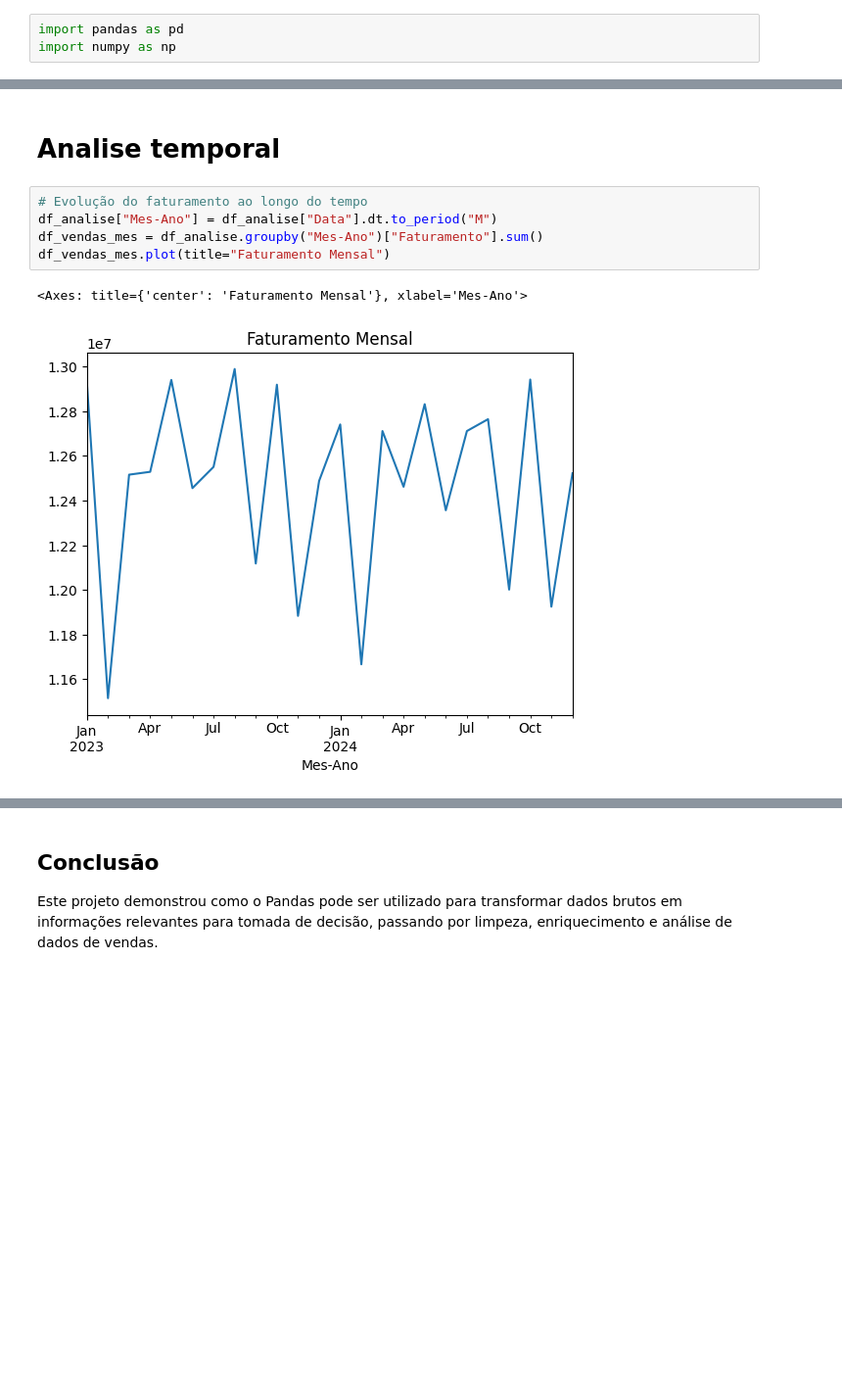
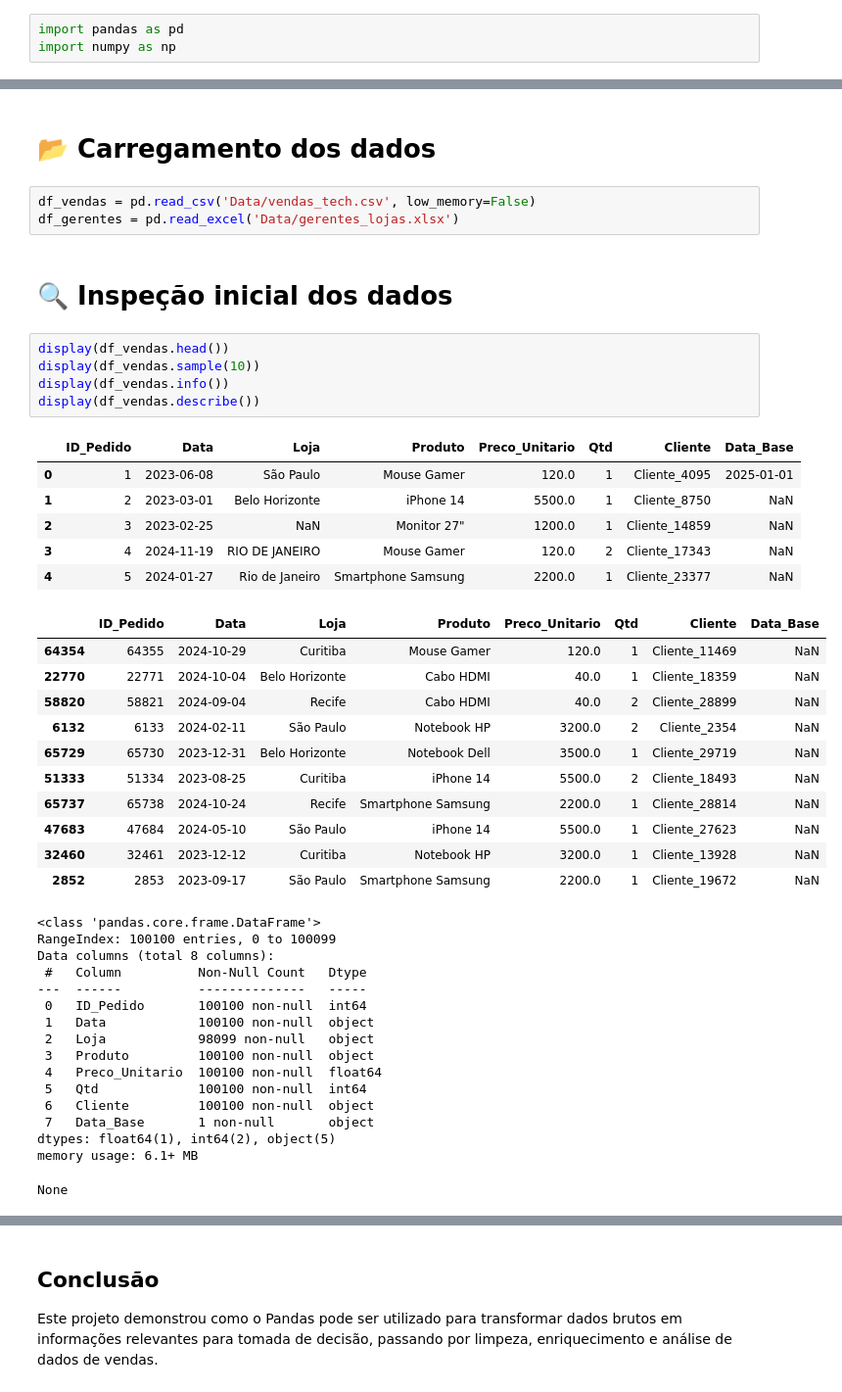
Before and after one commit to RaphaelAlcantara/Analise-pandas, a Jupyter notebook: main.ipynb, the cells around one changed output, grey strips where cells are left out. Shown at 98% size. Saved outputs shown, nothing was run; the diff lists cells and outputs as text; blank space fills up the shorter version.

```diff
--- a/main.ipynb
+++ b/main.ipynb
@@ -545,10 +20,46 @@ display(df_vendas_jan_23)
-# %% [markdown]
-# Analise temporal
-# %%
-# Evolução do faturamento ao longo do tempo
-df_analise["Mes-Ano"] = df_analise["Data"].dt.to_period("M")
-df_vendas_mes = df_analise.groupby("Mes-Ano")["Faturamento"].sum()
-df_vendas_mes.plot(title="Faturamento Mensal")
-# %% [output]
-<Axes: title={'center': 'Faturamento Mensal'}, xlabel='Mes-Ano'>
-[figure, removed]
+# %% [markdown]
+# 📂 Carregamento dos dados
+# %%
+df_vendas = pd.read_csv('Data/vendas_tech.csv', low_memory=False)
+df_gerentes = pd.read_excel('Data/gerentes_lojas.xlsx')
+# %% [markdown]
+# 🔍 Inspeção inicial dos dados
+# %%
+display(df_vendas.head())
+display(df_vendas.sample(10))
+display(df_vendas.info())
+display(df_vendas.describe())
+# %% [output]
+|  | ID_Pedido | Data | Loja | Produto | Preco_Unitario | Qtd | Cliente | Data_Base |
+| 0 | 1 | 2023-06-08 | São Paulo | Mouse Gamer | 120.0 | 1 | Cliente_4095 | 2025-01-01 |
+| 1 | 2 | 2023-03-01 | Belo Horizonte | iPhone 14 | 5500.0 | 1 | Cliente_8750 | NaN |
+| 2 | 3 | 2023-02-25 | NaN | Monitor 27" | 1200.0 | 1 | Cliente_14859 | NaN |
+| 3 | 4 | 2024-11-19 | RIO DE JANEIRO | Mouse Gamer | 120.0 | 2 | Cliente_17343 | NaN |
+| 4 | 5 | 2024-01-27 | Rio de Janeiro | Smartphone Samsung | 2200.0 | 1 | Cliente_23377 | NaN |
+|  | ID_Pedido | Data | Loja | Produto | Preco_Unitario | Qtd | Cliente | Data_Base |
+| 64354 | 64355 | 2024-10-29 | Curitiba | Mouse Gamer | 120.0 | 1 | Cliente_11469 | NaN |
+| 22770 | 22771 | 2024-10-04 | Belo Horizonte | Cabo HDMI | 40.0 | 1 | Cliente_18359 | NaN |
+| 58820 | 58821 | 2024-09-04 | Recife | Cabo HDMI | 40.0 | 2 | Cliente_28899 | NaN |
+| 6132 | 6133 | 2024-02-11 | São Paulo | Notebook HP | 3200.0 | 2 | Cliente_2354 | NaN |
+| 65729 | 65730 | 2023-12-31 | Belo Horizonte | Notebook Dell | 3500.0 | 1 | Cliente_29719 | NaN |
+| 51333 | 51334 | 2023-08-25 | Curitiba | iPhone 14 | 5500.0 | 2 | Cliente_18493 | NaN |
+| 65737 | 65738 | 2024-10-24 | Recife | Smartphone Samsung | 2200.0 | 1 | Cliente_28814 | NaN |
+| 47683 | 47684 | 2024-05-10 | São Paulo | iPhone 14 | 5500.0 | 1 | Cliente_27623 | NaN |
+| 32460 | 32461 | 2023-12-12 | Curitiba | Notebook HP | 3200.0 | 1 | Cliente_13928 | NaN |
+| 2852 | 2853 | 2023-09-17 | São Paulo | Smartphone Samsung | 2200.0 | 1 | Cliente_19672 | NaN |
+<class 'pandas.core.frame.DataFrame'>
+RangeIndex: 100100 entries, 0 to 100099
+Data columns (total 8 columns):
+ #   Column          Non-Null Count   Dtype
+---  ------          --------------   -----
+ 0   ID_Pedido       100100 non-null  int64
+ 1   Data            100100 non-null  object
+ 2   Loja            98099 non-null   object
+ 3   Produto         100100 non-null  object
+ 4   Preco_Unitario  100100 non-null  float64
+ 5   Qtd             100100 non-null  int64
+ 6   Cliente         100100 non-null  object
+ 7   Data_Base       1 non-null       object
+dtypes: float64(1), int64(2), object(5)
+memory usage: 6.1+ MB
+None
```
Also changed, not shown: parts of 93 cells of this notebook.
